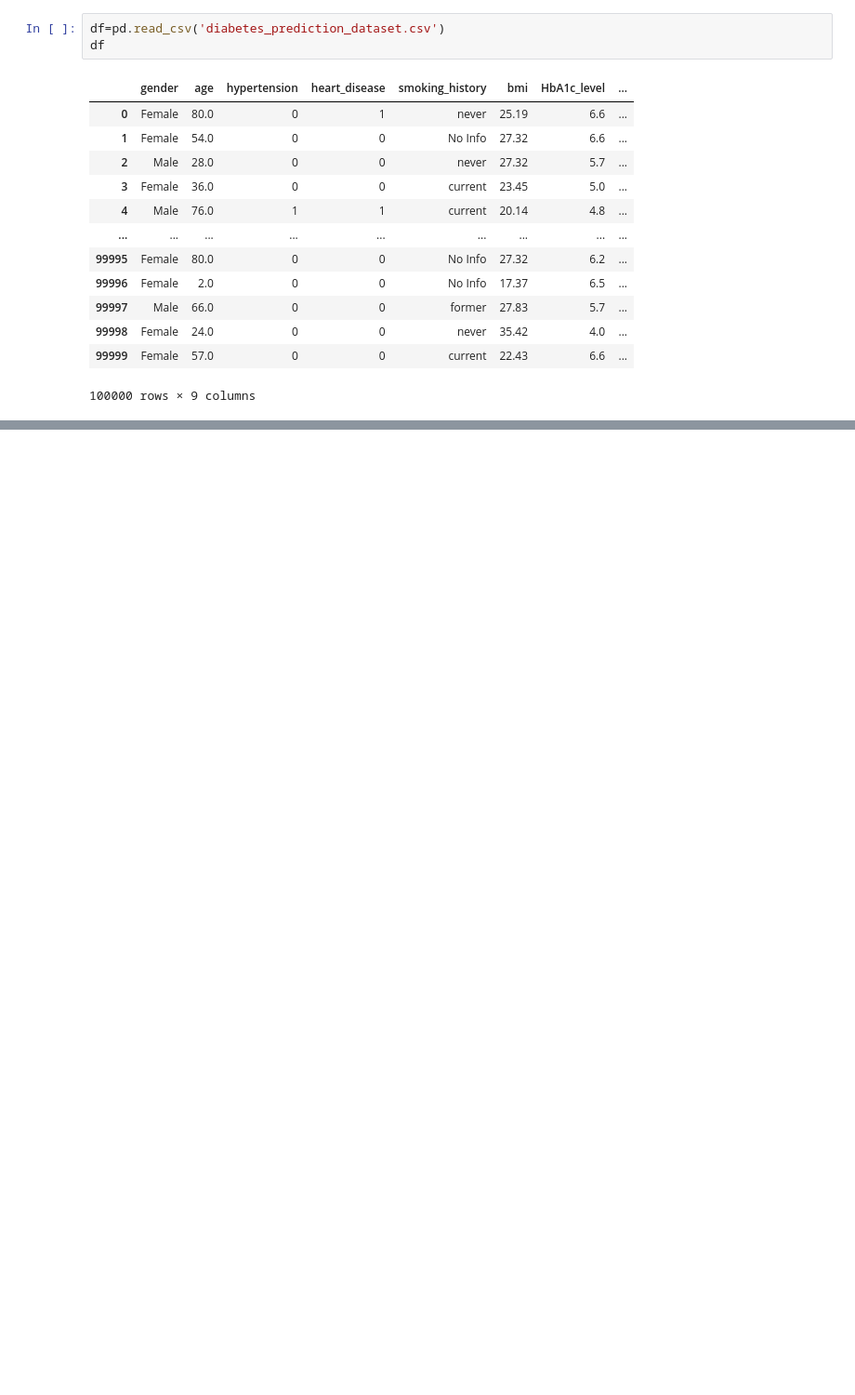
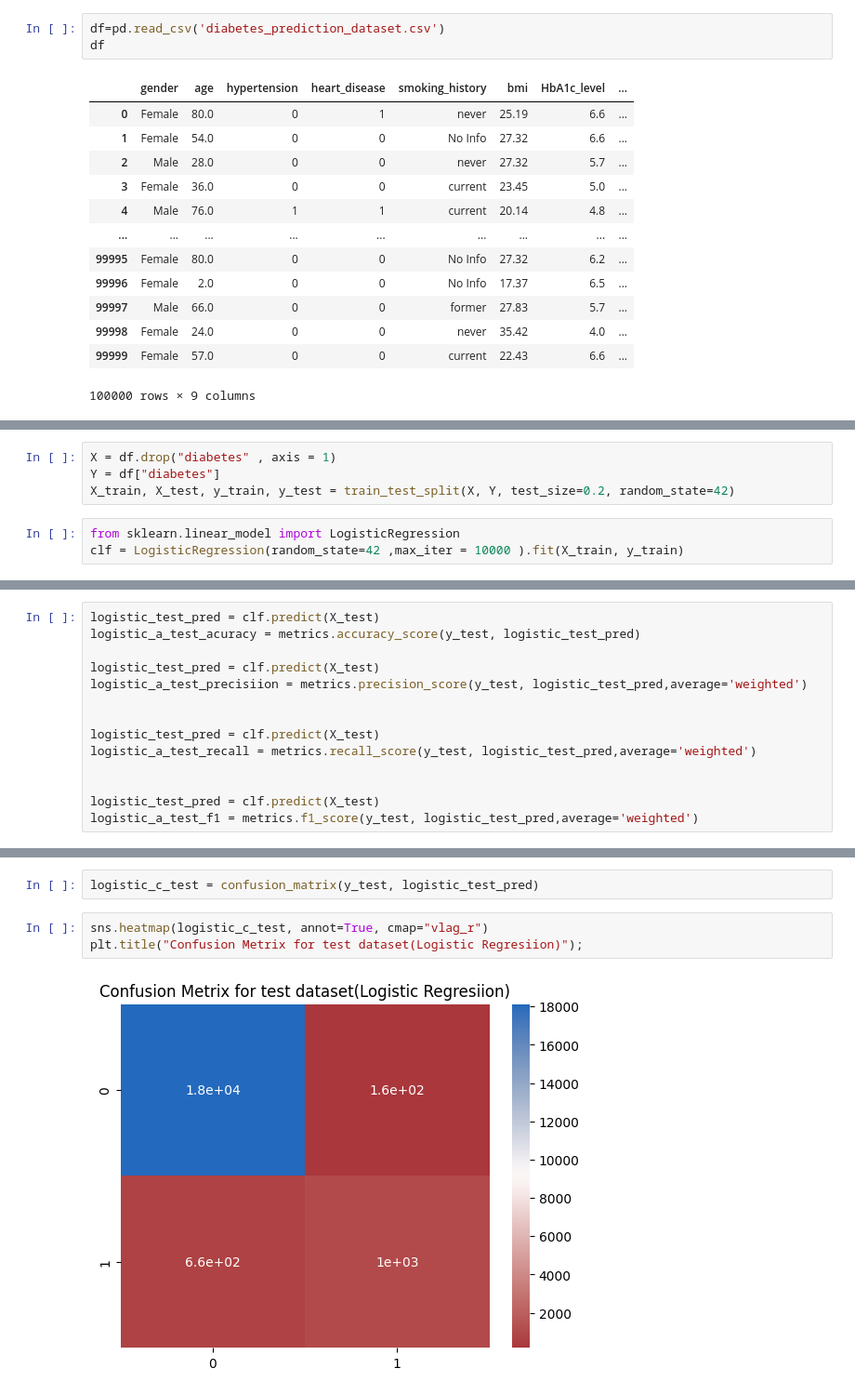
Before and after one commit to fahimarefin/Multi-Disease-Prediction, a Jupyter notebook: notebooks/diabetis.ipynb, the cells around one changed output, grey strips where cells are left out. Shown: that part at 93% size. Saved outputs shown, nothing was run; the diff lists cells and outputs as text; blank space fills up the shorter version.

```diff
--- a/notebooks/diabetis.ipynb
+++ b/notebooks/diabetis.ipynb
@@ -20,0 +149,7 @@ df
+# %%
+X = df.drop("diabetes" , axis = 1)
+Y = df["diabetes"]
+X_train, X_test, y_train, y_test = train_test_split(X, Y, test_size=0.2, random_state=42)
+# %%
+from sklearn.linear_model import LogisticRegression
+clf = LogisticRegression(random_state=42 ,max_iter = 10000 ).fit(X_train, y_train)
@@ -20,0 +161,14 @@ df
+# %%
+logistic_test_pred = clf.predict(X_test)
+logistic_a_test_acuracy = metrics.accuracy_score(y_test, logistic_test_pred)
+
+logistic_test_pred = clf.predict(X_test)
+logistic_a_test_precisiion = metrics.precision_score(y_test, logistic_test_pred,average='weighted')
+
+
+logistic_test_pred = clf.predict(X_test)
+logistic_a_test_recall = metrics.recall_score(y_test, logistic_test_pred,average='weighted')
+
+
+logistic_test_pred = clf.predict(X_test)
+logistic_a_test_f1 = metrics.f1_score(y_test, logistic_test_pred,average='weighted')
@@ -20,0 +186,7 @@ df
+# %%
+logistic_c_test = confusion_matrix(y_test, logistic_test_pred)
+# %%
+sns.heatmap(logistic_c_test, annot=True, cmap="vlag_r")
+plt.title("Confusion Metrix for test dataset(Logistic Regresiion)");
+# %% [output]
+[figure, added]
```
Also changed, not shown: parts of 35 cells of this notebook.
